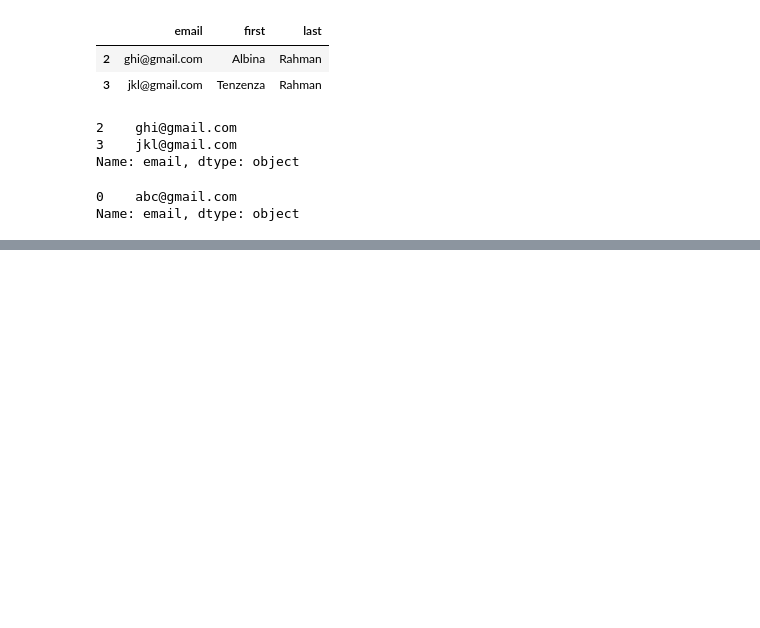
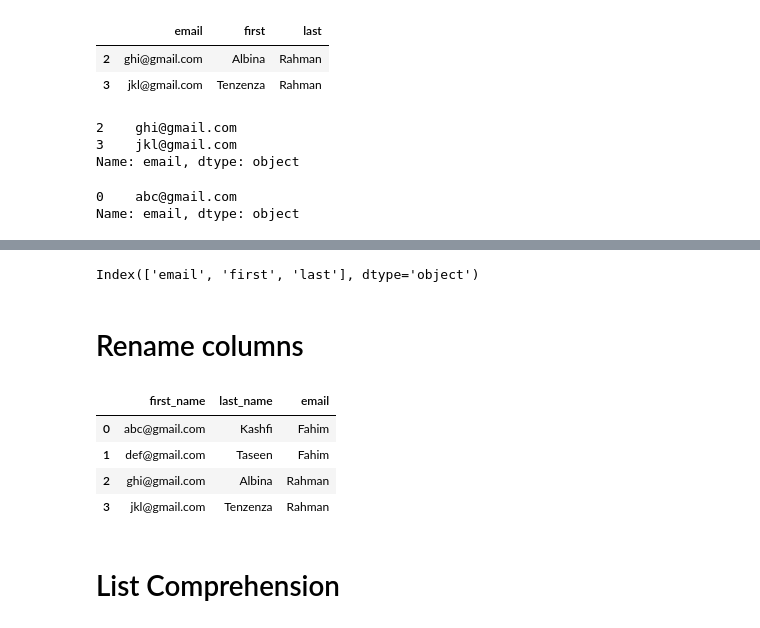
Before and after one commit to kashfifahim/PandasDemo, a Jupyter notebook: Snippets.ipynb, the cells around one changed output, grey strips where cells are left out. Cells and saved outputs as stored; diff of their text form; code cells hidden in the pictures; blank space fills up the shorter version.

```diff
--- a/Snippets.ipynb
+++ b/Snippets.ipynb
@@ -277,0 +286,18 @@ Name: email, dtype: object
+# %%
+df.columns
+# %% [output]
+Index(['email', 'first', 'last'], dtype='object')
+# %% [markdown]
+# Rename columns
+# %%
+df.columns = ['first_name', 'last_name', 'email']
+# %%
+df
+# %% [output]
+|  | first_name | last_name | email |
+| 0 | abc@gmail.com | Kashfi | Fahim |
+| 1 | def@gmail.com | Taseen | Fahim |
+| 2 | ghi@gmail.com | Albina | Rahman |
+| 3 | jkl@gmail.com | Tenzenza | Rahman |
+# %% [markdown]
+# List Comprehension
```
Also changed, not shown: parts of 34 cells of this notebook, 1 other file.
